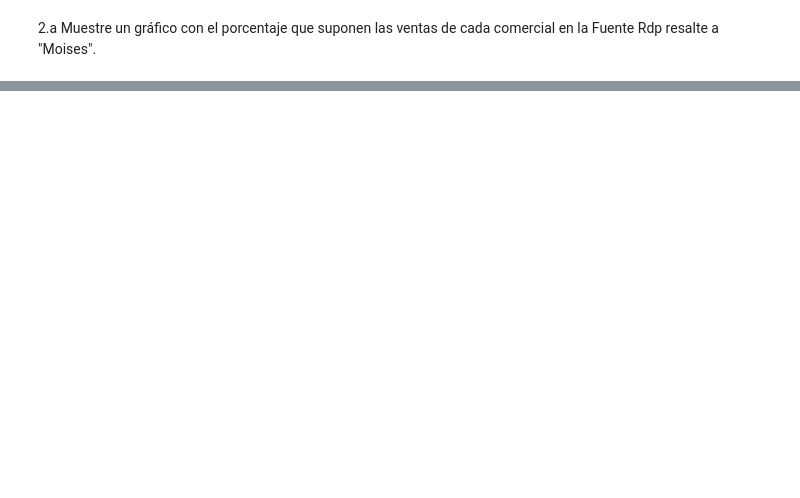
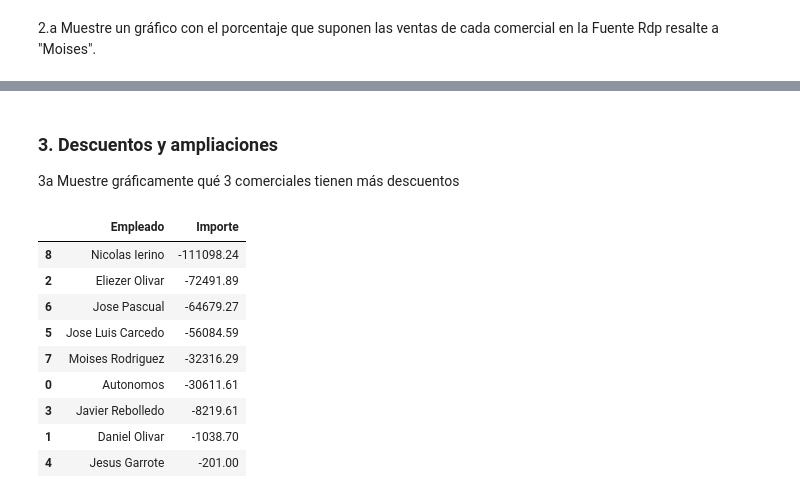
Before and after one commit to Ivansantamariaknx/portfolio, a Jupyter notebook: Data Visualization/Visualizacion_datos_empresa.ipynb, the cells around one changed output, grey strips where cells are left out. Drawn from its saved outputs; the diff is of its cells as text; code cells hidden in the pictures; blank space fills up the shorter version.

```diff
--- a/Data Visualization/Visualizacion_datos_empresa.ipynb
+++ b/Data Visualization/Visualizacion_datos_empresa.ipynb
@@ -127,0 +130,4 @@ fig
+# %% [markdown]
+### 3. Descuentos y ampliaciones
+
+<p>3a Muestre gráficamente qué 3 comerciales tienen más descuentos</p>
@@ -127,0 +138,14 @@ fig
+# %%
+pivot_desc=ventas_comerciales_descuentos.pivot_table(index="Empleado",values="Importe",aggfunc="sum").reset_index().sort_values(by="Importe",ascending=True)
+pivot_desc
+# %% [output]
+|  | Empleado | Importe |
+| 8 | Nicolas Ierino | -111098.24 |
+| 2 | Eliezer Olivar | -72491.89 |
+| 6 | Jose Pascual | -64679.27 |
+| 5 | Jose Luis Carcedo | -56084.59 |
+| 7 | Moises Rodriguez | -32316.29 |
+| 0 | Autonomos | -30611.61 |
+| 3 | Javier Rebolledo | -8219.61 |
+| 1 | Daniel Olivar | -1038.70 |
+| 4 | Jesus Garrote | -201.00 |
```
Also changed, not shown: parts of 12 cells of this notebook, 14 other files.
